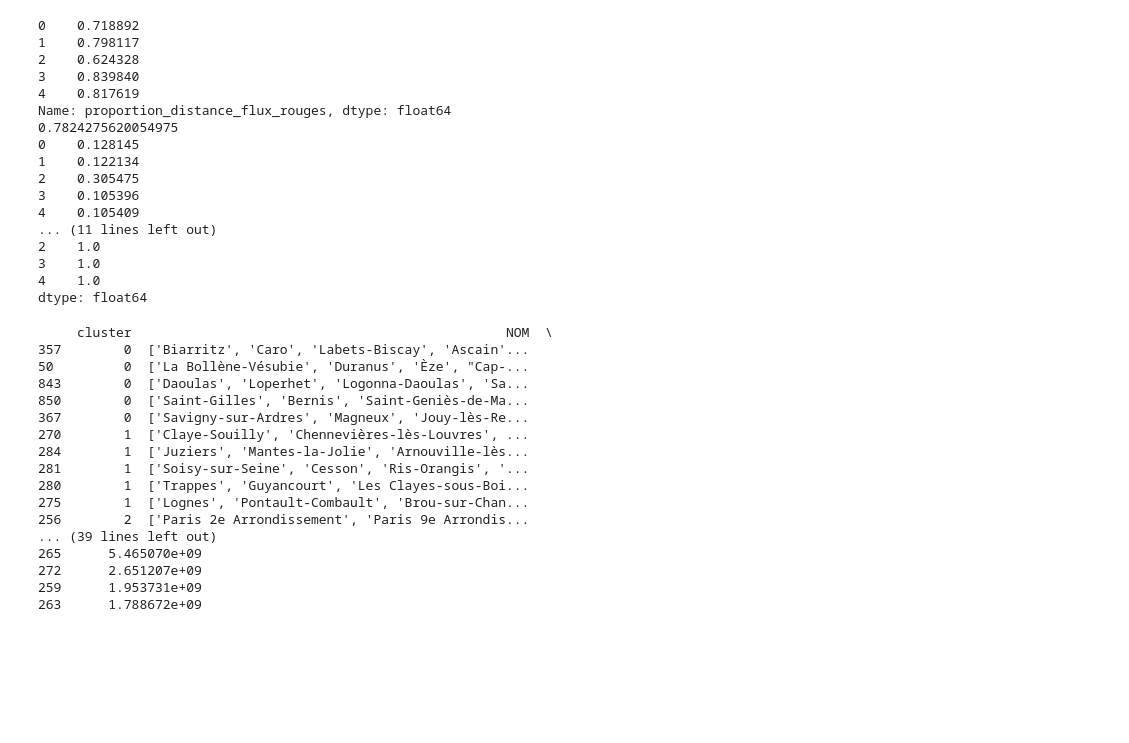
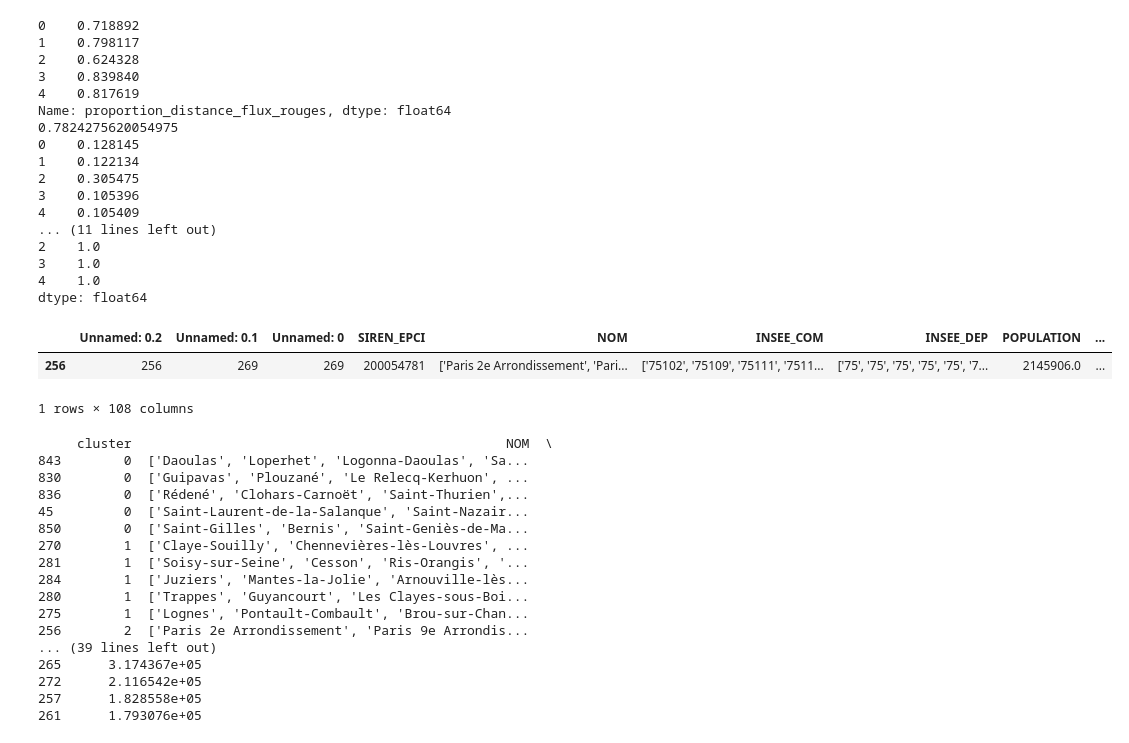
Before and after one commit to Qntouille/statapp, a Jupyter notebook: emission.ipynb, the cells around one changed output. Saved outputs shown, nothing was run; the diff lists cells and outputs as text; code cells hidden in the pictures; blank space fills up the shorter version.

Commit message:
correction emission et nouvelle méthode de detection des mauvais élèves

```diff
--- a/emission.ipynb
+++ b/emission.ipynb
@@ -305,35 +302,41 @@ epci_features['pollution_totale'] = (
+# %%
+epci_features[epci_features['cluster']==2]
+# %% [output]
+|  | Unnamed: 0.2 | Unnamed: 0.1 | Unnamed: 0 | SIREN_EPCI | NOM | INSEE_COM | INSEE_DEP | POPULATION | ... |
+| 256 | 256 | 269 | 269 | 200054781 | ['Paris 2e Arrondissement', 'Pari... | ['75102', '75109', '75111', '7511... | ['75', '75', '75', '75', '75', '7... | 2145906.0 | ... |
+1 rows × 108 columns
 # %%
-# Aucune idée de comment vérifier l'ordre de grandeur des résultats
-
+'''
 # Identifier les mauvais élèves
 
 # Trier les EPCI par pollution totale dans chaque cluster
-mauvais_eleves_par_cluster = epci_features.sort_values(['cluster', 'pollution_totale'], ascending=[True, False])
+mauvais_eleves_par_cluster = epci_features.sort_values(['cluster', 'pollution_flux_rouges'], ascending=[True, False])
 
 # Garder les 5 pires par cluster
 top_n = 5
 mauvais_eleves_par_cluster = mauvais_eleves_par_cluster.groupby('cluster').head(top_n)
 
-cols = ['cluster', 'NOM', 'pollution_totale']
+cols = ['cluster', 'NOM', 'pollution_flux_rouges']
 print(mauvais_eleves_par_cluster[cols])
+'''
 # %% [output]
      cluster                                                NOM  \
-357        0  ['Biarritz', 'Caro', 'Labets-Biscay', 'Ascain'...
-50         0  ['La Bollène-Vésubie', 'Duranus', 'Èze', "Cap-...
 843        0  ['Daoulas', 'Loperhet', 'Logonna-Daoulas', 'Sa...
+830        0  ['Guipavas', 'Plouzané', 'Le Relecq-Kerhuon', ...
+836        0  ['Rédené', 'Clohars-Carnoët', 'Saint-Thurien',...
+45         0  ['Saint-Laurent-de-la-Salanque', 'Saint-Nazair...
 850        0  ['Saint-Gilles', 'Bernis', 'Saint-Geniès-de-Ma...
-367        0  ['Savigny-sur-Ardres', 'Magneux', 'Jouy-lès-Re...
 270        1  ['Claye-Souilly', 'Chennevières-lès-Louvres', ...
+281        1  ['Soisy-sur-Seine', 'Cesson', 'Ris-Orangis', '...
 284        1  ['Juziers', 'Mantes-la-Jolie', 'Arnouville-lès...
-281        1  ['Soisy-sur-Seine', 'Cesson', 'Ris-Orangis', '...
 280        1  ['Trappes', 'Guyancourt', 'Les Clayes-sous-Boi...
 275        1  ['Lognes', 'Pontault-Combault', 'Brou-sur-Chan...
 256        2  ['Paris 2e Arrondissement', 'Paris 9e Arrondis...
 ... (39 lines left out)
-265      5.465070e+09
-272      2.651207e+09
-259      1.953731e+09
-263      1.788672e+09
+265      3.174367e+05
+272      2.116542e+05
+257      1.828558e+05
+261      1.793076e+05
 # %%
 import matplotlib.pyplot as plt
 import seaborn as sns
```
Also changed, not shown: parts of 9 cells of this notebook, 1 other file.
